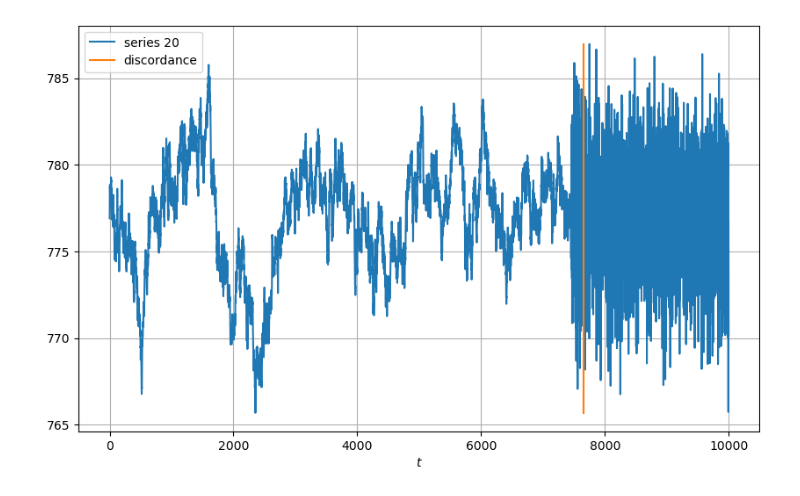
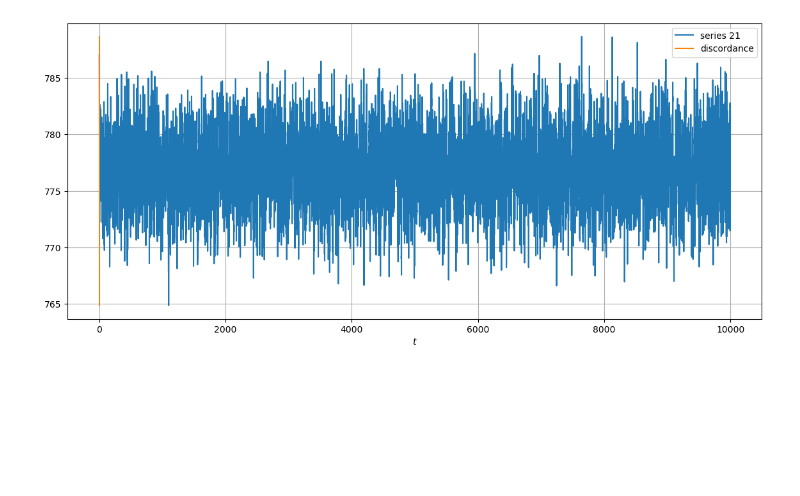
Before and after one commit to sem-k32/byas_competition, a Jupyter notebook: experiments/var_like_testing.ipynb, the cells around one changed output. Cells and saved outputs as stored; diff of their text form; code cells hidden in the pictures; blank space fills up the shorter version.

```diff
--- a/experiments/var_like_testing.ipynb
+++ b/experiments/var_like_testing.ipynb
@@ -21,0 +39,7 @@ test_series = time_serires_data.iloc[:, time_series_num].values
+# %%
+# pca model
+pca_model = VarLikeModel(test_series)
+
+window_size = 50
+
+discord_scores = pca_model.compute_discord_scores(window_size)
@@ -21,0 +130,16 @@ test_series = time_serires_data.iloc[:, time_series_num].values
+# %%
+discord_point = -1
+
+for i in range(10, len(discord_scores)):
+    left_mean = np.mean(discord_scores[:i])
+    left_std = np.std(discord_scores[:i])
+
+    closest_max = np.max(discord_scores[i:i + 5])
+
+    # we found some vicinity of discord point
+    if (np.abs(left_mean - closest_max) > 6 * left_std):
+        discord_point = i + np.argmax(discord_scores[i: i + 5 + 1])
+
+        print(np.abs(left_mean - closest_max) / left_std)
+
+        break
@@ -22,3 +183,7 @@ test_series = time_serires_data.iloc[:, time_series_num].values
+# %%
+time_series_num = 21
+
+test_series = time_serires_data.iloc[:, time_series_num].values
 # %%
 # plot series
 fig, ax = plt.subplots(figsize=(14, 6))
@@ -64,6 +229,9 @@ for i in range(5, len(discord_scores)):
     closest_max = np.max(discord_scores[i:i + 5])
 
     # we found some vicinity of discord point
-    if (np.abs(left_mean - closest_max) > 6 * left_std):
-        discord_point = (i - 10) + np.argmax(discord_scores[i - 10: i + 10 + 1])
+    if (np.abs(left_mean - closest_max) > 7 * left_std):
+        discord_point = i + np.argmax(discord_scores[i: i + 5 + 1])
+
+        print(np.abs(left_mean - closest_max) / left_std)
+
         break
@@ -89,14 +257,14 @@ ax.set_title('VAR like model');
 # discord point in scale of time series
 discord_point_ts = (window_size - 1) + discord_point  * window_size
 # %%
-fig, ax = plt.subplots(figsize=(10, 6))
+fig, ax = plt.subplots(figsize=(14, 6))
 
 ax.plot(test_series, label=f'series {indx}')
 
 ax.plot([discord_point_ts] * 2, [np.min(test_series), np.max(test_series)], label='discordance')
 
 ax.legend()
 ax.grid(True)
 ax.set_xlabel('$t$');
 # %% [output]
-[figure, old version]
+[figure, new version]
```
Also changed, not shown: parts of 22 cells of this notebook, 3 other files.
